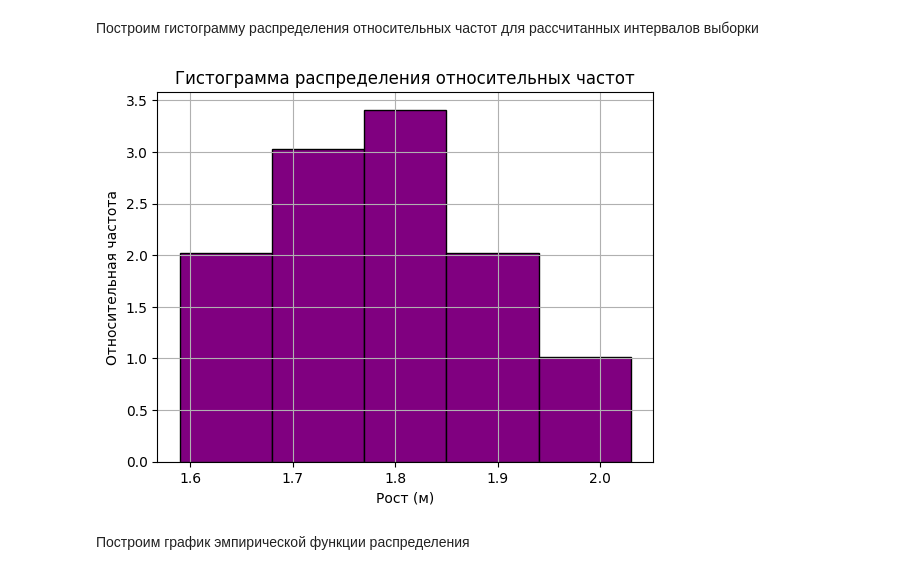
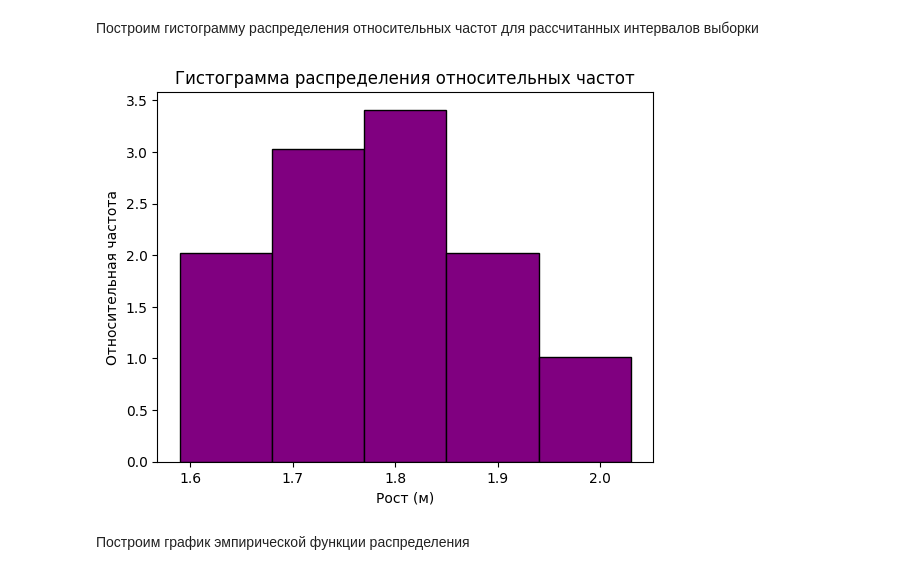
Before and after one commit to berberberk/apms-fs-2024, a Jupyter notebook: APMS1.ipynb, the cells around one changed output. Drawn from its saved outputs; the diff is of its cells as text; code cells hidden in the pictures.

```diff
--- a/APMS1.ipynb
+++ b/APMS1.ipynb
@@ -213,15 +245,15 @@ frequency_table
 # %%
 import matplotlib.pyplot as plt
 
 # Построение гистограммы относительных частот
 plt.hist(height, bins=intervals, density=True, color='purple', edgecolor='black')
 plt.title('Гистограмма распределения относительных частот')
 plt.xlabel('Рост (м)')
 plt.ylabel('Относительная частота')
-plt.grid(True)
+plt.grid(False)
 plt.show()
 # %% [output]
-[figure, old version]
+[figure, new version]
 # %% [markdown]
 Построим график эмпирической функции распределения
 # %%
```
Also changed, not shown: parts of 8 cells of this notebook.
